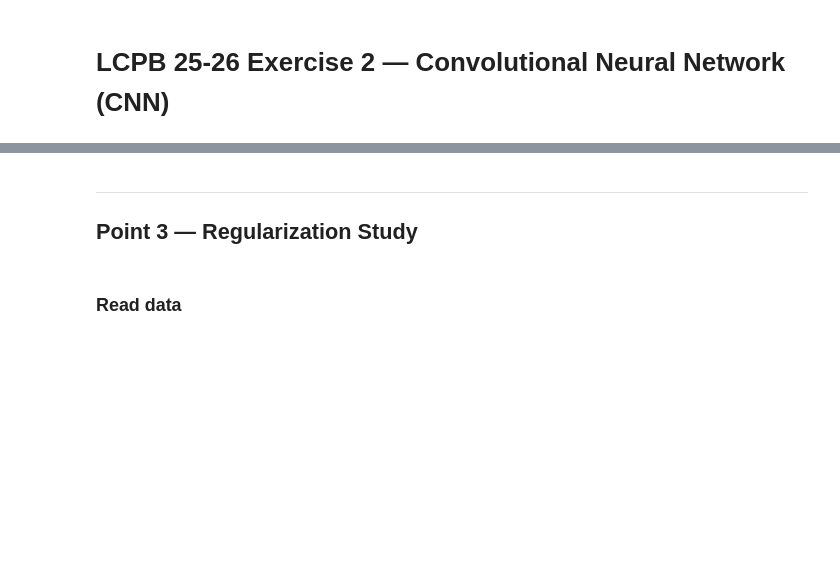
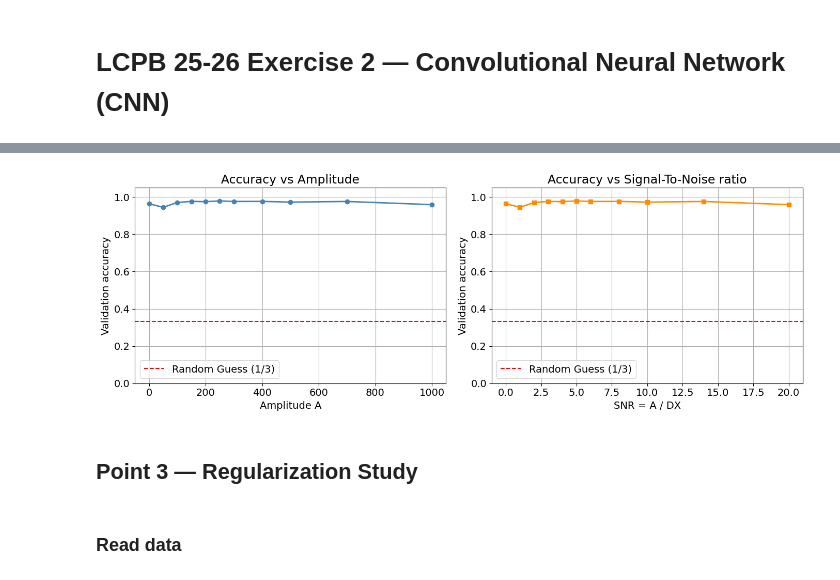
Before and after one commit to NicolaLavarda/LCP_modB, a Jupyter notebook: CNN/group2601_exercise3.ipynb, the cells around one changed output, grey strips where cells are left out. Drawn from its saved outputs; the diff is of its cells as text; code cells hidden in the pictures; blank space fills up the shorter version.

```diff
--- a/CNN/group2601_exercise3.ipynb
+++ b/CNN/group2601_exercise3.ipynb
@@ -8,0 +134,15 @@ Group 2601
+# %%
+str0 = 'ts_L60_Z12_A500_DX50_bias5_N10000.dat'
+fnamex='DATA/x_'+str0
+fnamey='DATA/y_'+str0
+
+x = np.loadtxt(fnamex, delimiter=" ",dtype=float)
+# N = Number of samples, L = Number of features
+N, L = len(x), len(x[0])
+
+categ = np.loadtxt(fnamey, dtype=int)
+n_class = 3
+
+y = np.zeros((N,n_class))
+for i in range(N):
+    y[i][categ[i]] = 1. # y contains one-hot encoding
@@ -9,5 +234,37 @@ Group 2601
+# %%
+snr_values = [A / DX for A in A_values]
+
+fig, axes = plt.subplots(1, 2, figsize=(14, 5))
+
+# Left panel: accuracy vs amplitude
+ax = axes[0]
+ax.plot(A_values, val_accuracies, 'o-', color='steelblue', linewidth=2)
+ax.axhline(1/3, color='red', linestyle='--', label=f'Random Guess (1/{n_class})')
+ax.set_xlabel('Amplitude A')
+ax.set_ylabel('Validation accuracy')
+ax.set_title('Accuracy vs Amplitude')
+ax.set_ylim(0, 1.05)
+ax.legend()
+ax.grid(True)
+
+# Right panel: accuracy vs SNR
+ax = axes[1]
+ax.plot(snr_values, val_accuracies, 's-', color='darkorange', linewidth=2)
+ax.axhline(1/n_class, color='red', linestyle='--', label=f'Random Guess (1/{n_class})')
+ax.set_xlabel('SNR = A / DX')
+ax.set_ylabel('Validation accuracy')
+ax.set_title('Accuracy vs Signal-To-Noise ratio')
+ax.set_ylim(0, 1.05)
+ax.legend()
+ax.grid(True)
+
+plt.tight_layout()
+plt.savefig('cnn_accuracy_vs_snr.png', dpi=120)
+plt.show()
+# %% [output]
+[figure, added]
 # %% [markdown]
----
+
 ## Point 3 — Regularization Study
 # %%
 import numpy as np
```
Also changed, not shown: parts of 9 cells of this notebook.
